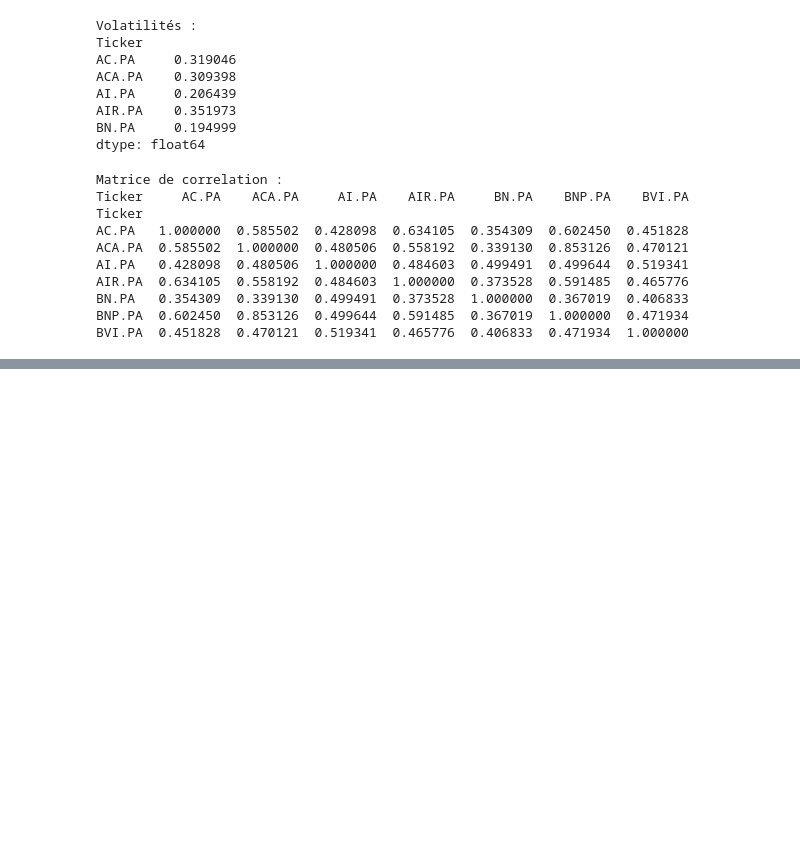
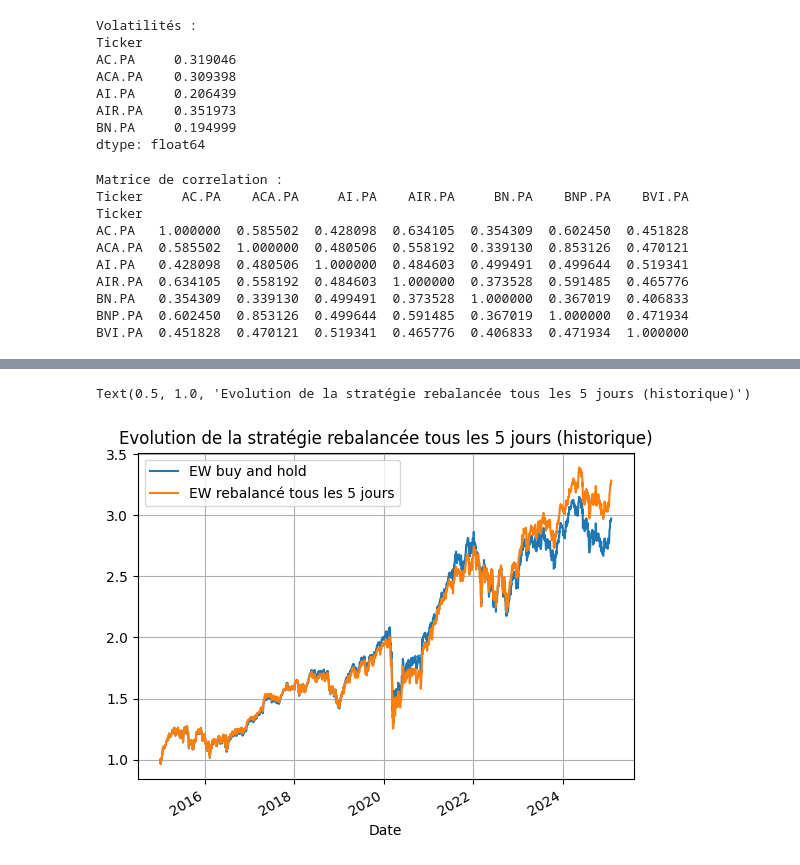
Before and after one commit to ZeBaoB/Cutting-edge_AssetTool-, a Jupyter notebook: Cutting edge 1.ipynb, the cells around one changed output, grey strips where cells are left out. Drawn from its saved outputs; the diff is of its cells as text; code cells hidden in the pictures; blank space fills up the shorter version.

```diff
--- a/Cutting edge 1.ipynb
+++ b/Cutting edge 1.ipynb
@@ -142,0 +177,22 @@ BVI.PA  0.451828  0.470121  0.519341  0.465776  0.406833  0.471934  1.000000
+# %%
+#strategie rebalancement tous les T jours
+T = 5 # on rebalance tous les T jours
+
+evolution_EW_rebalancement5j = log_return_jounalier_histo * 0.0
+evolution_EW_rebalancement5j.iloc[0, :] = allocations_EW
+evolution_EW_rebalancement5j.iloc[0:T, :] = np.exp(np.cumsum(log_return_jounalier_histo.iloc[0:T, :])) * evolution_EW_rebalancement5j.iloc[0, :]
+last_period = 0
+for i in range(T, log_return_jounalier_histo.shape[0], T):
+    evolution_EW_rebalancement5j.iloc[i, :] = evolution_EW_rebalancement5j.iloc[i-1, :].sum() * allocations_EW
+    evolution_EW_rebalancement5j.iloc[i:i+T, :] = np.exp(np.cumsum(log_return_jounalier_histo.iloc[i:i+T, :])) * evolution_EW_rebalancement5j.iloc[i, :]
+    last_period = i
+evolution_EW_rebalancement5j.iloc[last_period:, :] = np.exp(np.cumsum(log_return_jounalier_histo.iloc[last_period:, :])) * evolution_EW_rebalancement5j.iloc[last_period-1, :]
+
+evolution_EW_buyandHold.sum(axis=1).plot(label="EW buy and hold")
+evolution_EW_rebalancement5j.sum(axis=1).plot(label="EW rebalancé tous les 5 jours")
+plt.legend()
+plt.grid()
+plt.title("Evolution de la stratégie rebalancée tous les 5 jours (historique)")
+# %% [output]
+Text(0.5, 1.0, 'Evolution de la stratégie rebalancée tous les 5 jours (historique)')
+[figure, added]
```
Also changed, not shown: parts of 5 cells of this notebook.
